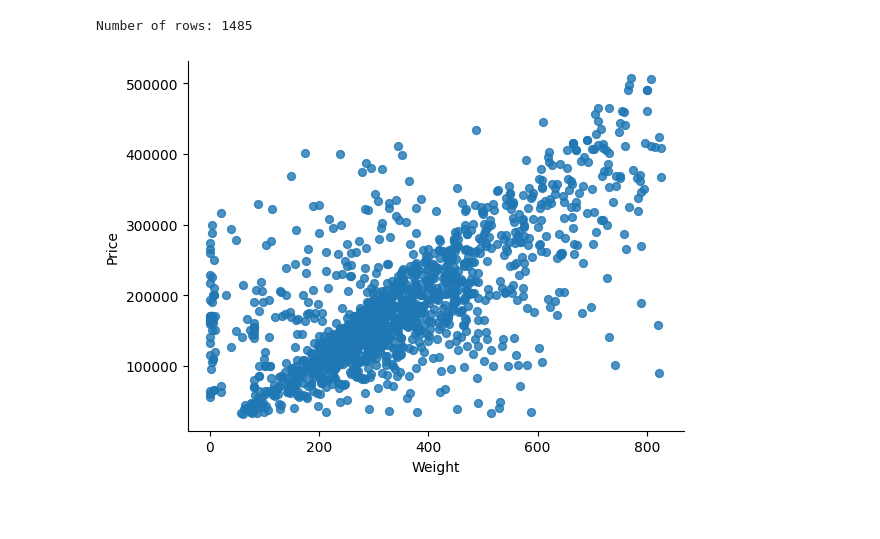
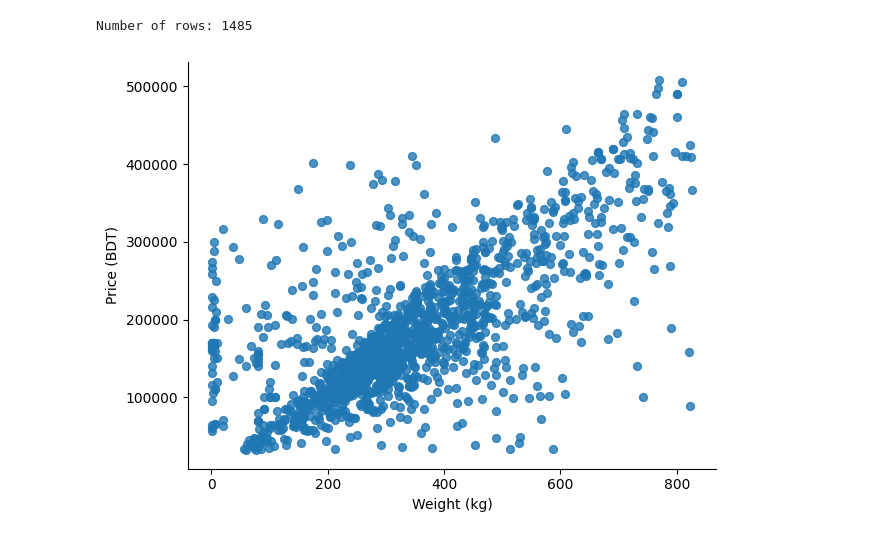
Before and after one commit to Aaban-Saad/CSE445-Qurbani-Cow-Price-Prediction, a Jupyter notebook: Cow_price_prediction.ipynb, the cells around one changed output. Drawn from its saved outputs; the diff is of its cells as text; code cells hidden in the pictures; blank space fills up the shorter version.

```diff
--- a/Cow_price_prediction.ipynb
+++ b/Cow_price_prediction.ipynb
@@ -120,11 +131,16 @@ df.head()
 # %%
 # @title Weight vs Price
 df.plot(kind='scatter', x='Weight', y='Price', s=32, alpha=.8)
 plt.gca().spines[['top', 'right',]].set_visible(False)
+# plt.title('Weight vs Price')
+plt.xlabel('Weight (kg)')
+plt.ylabel('Price (BDT)')
+plt.savefig('weight_vs_price.pdf') # Save the plot as a PDF
+plt.tight_layout()
 print(f"Number of rows: {len(df)}")
 # %% [output]
 Number of rows: 1485
-[figure, old version]
+[figure, new version]
 # %%
 def mon_to_kg(weight):
   """Converts weight from mon to kg if less than 20, otherwise assumes kg."""
```
Also changed, not shown: parts of 16 cells of this notebook.
